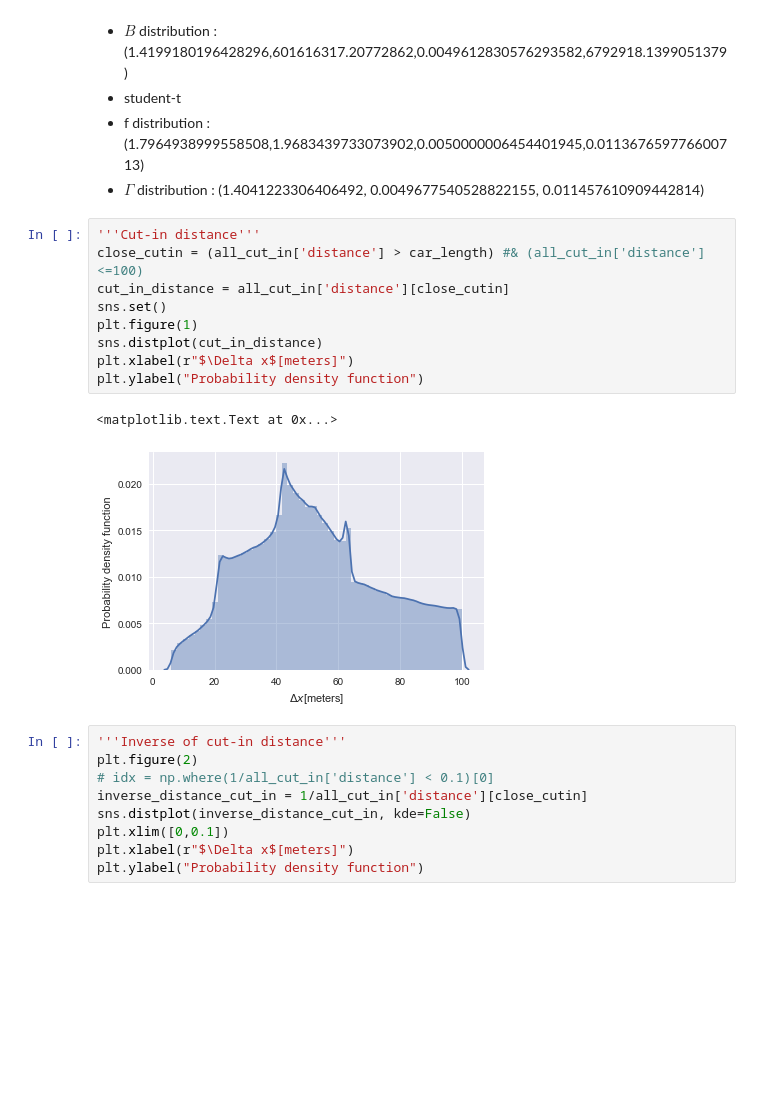
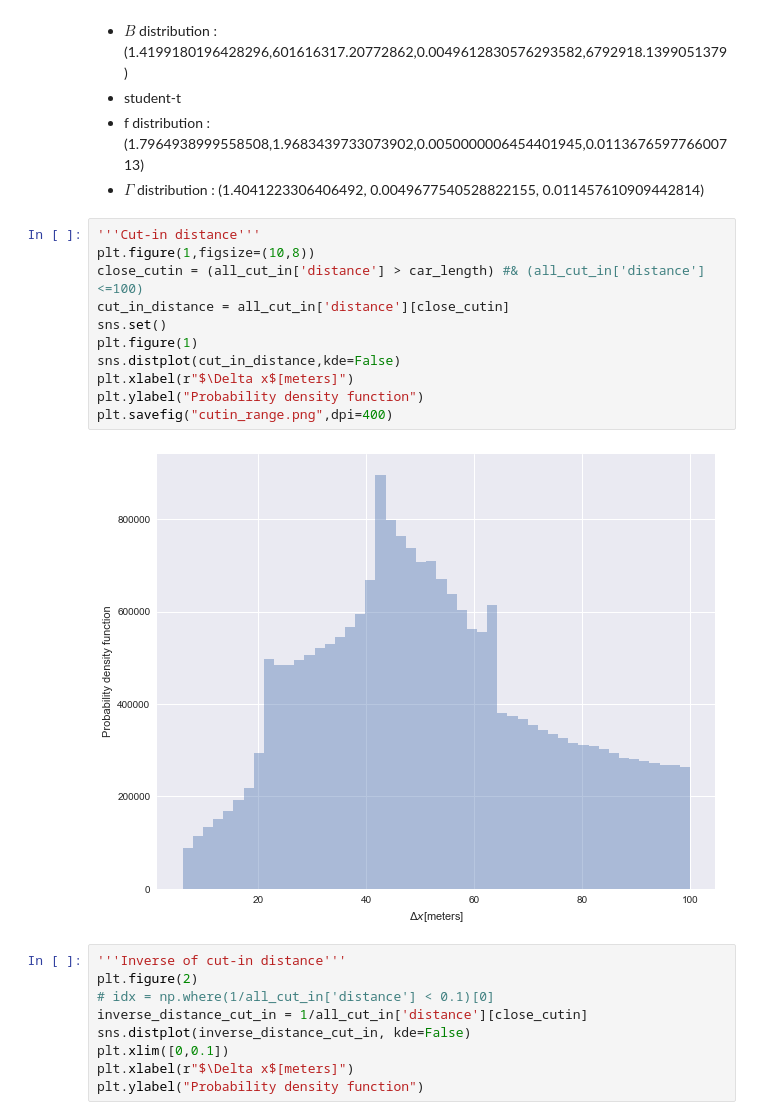
Before and after one commit to MoonBlvd/MDP_data_recording, a Jupyter notebook: simulation/EM_distribution_fitting.ipynb, the cells around one changed output. Saved outputs shown, nothing was run; the diff lists cells and outputs as text; blank space fills up the shorter version.

Commit message:
changed curve fitting, pdf fitting and cutin computation

```diff
--- a/simulation/EM_distribution_fitting.ipynb
+++ b/simulation/EM_distribution_fitting.ipynb
@@ -352,16 +364,17 @@ We look at the distribution of cut-in range
 * $\Gamma$ distribution : (1.4041223306406492, 0.0049677540528822155, 0.011457610909442814)
 # %%
 '''Cut-in distance'''
+plt.figure(1,figsize=(10,8))
 close_cutin = (all_cut_in['distance'] > car_length) #& (all_cut_in['distance']<=100)
 cut_in_distance = all_cut_in['distance'][close_cutin]
 sns.set()
 plt.figure(1)
-sns.distplot(cut_in_distance)
+sns.distplot(cut_in_distance,kde=False)
 plt.xlabel(r"$\Delta x$[meters]")
 plt.ylabel("Probability density function")
+plt.savefig("cutin_range.png",dpi=400)
 # %% [output]
-<matplotlib.text.Text at 0x...>
-[figure, old version]
+[figure, new version]
 # %%
 '''Inverse of cut-in distance'''
 plt.figure(2)
```
Also changed, not shown: parts of 15 cells of this notebook, 3 other files.
